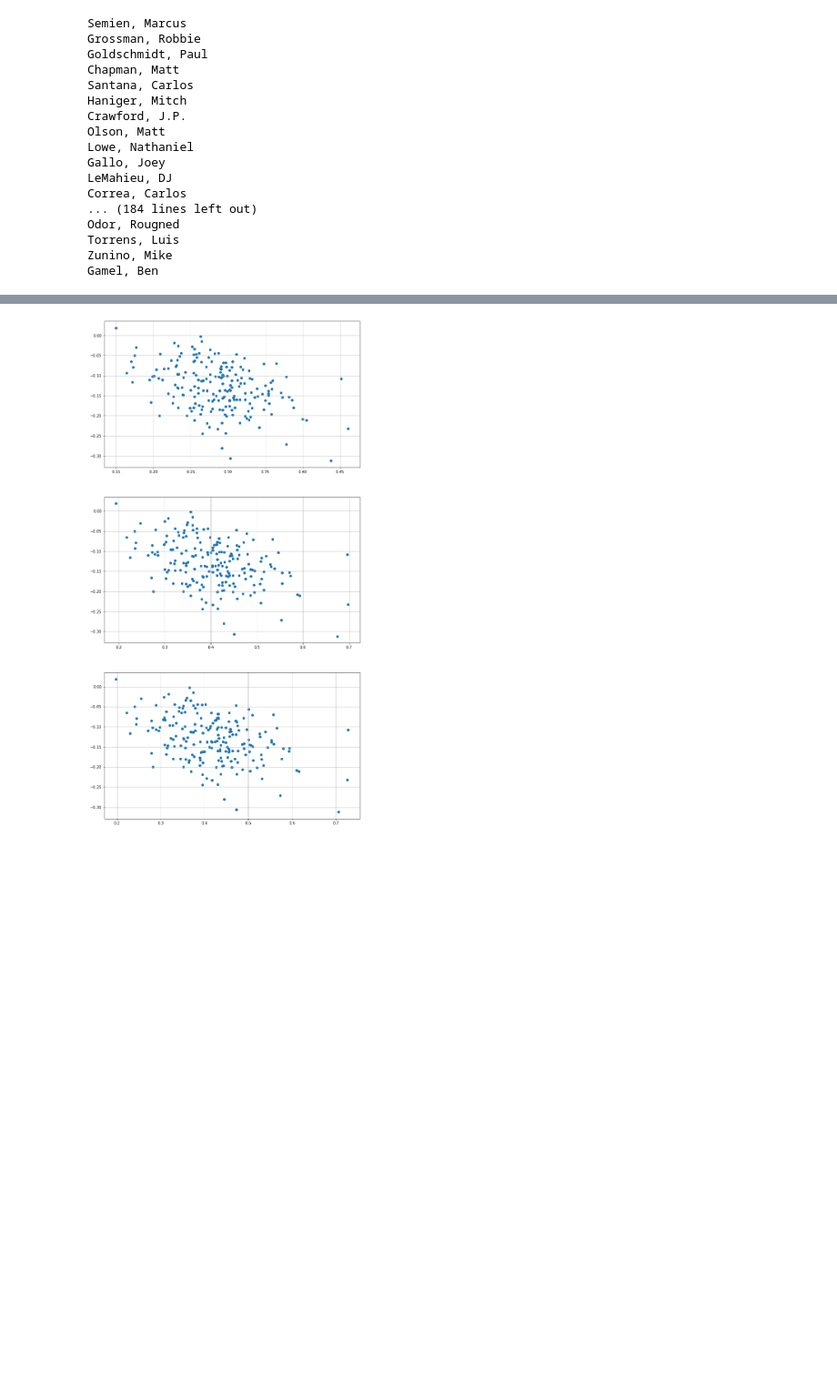
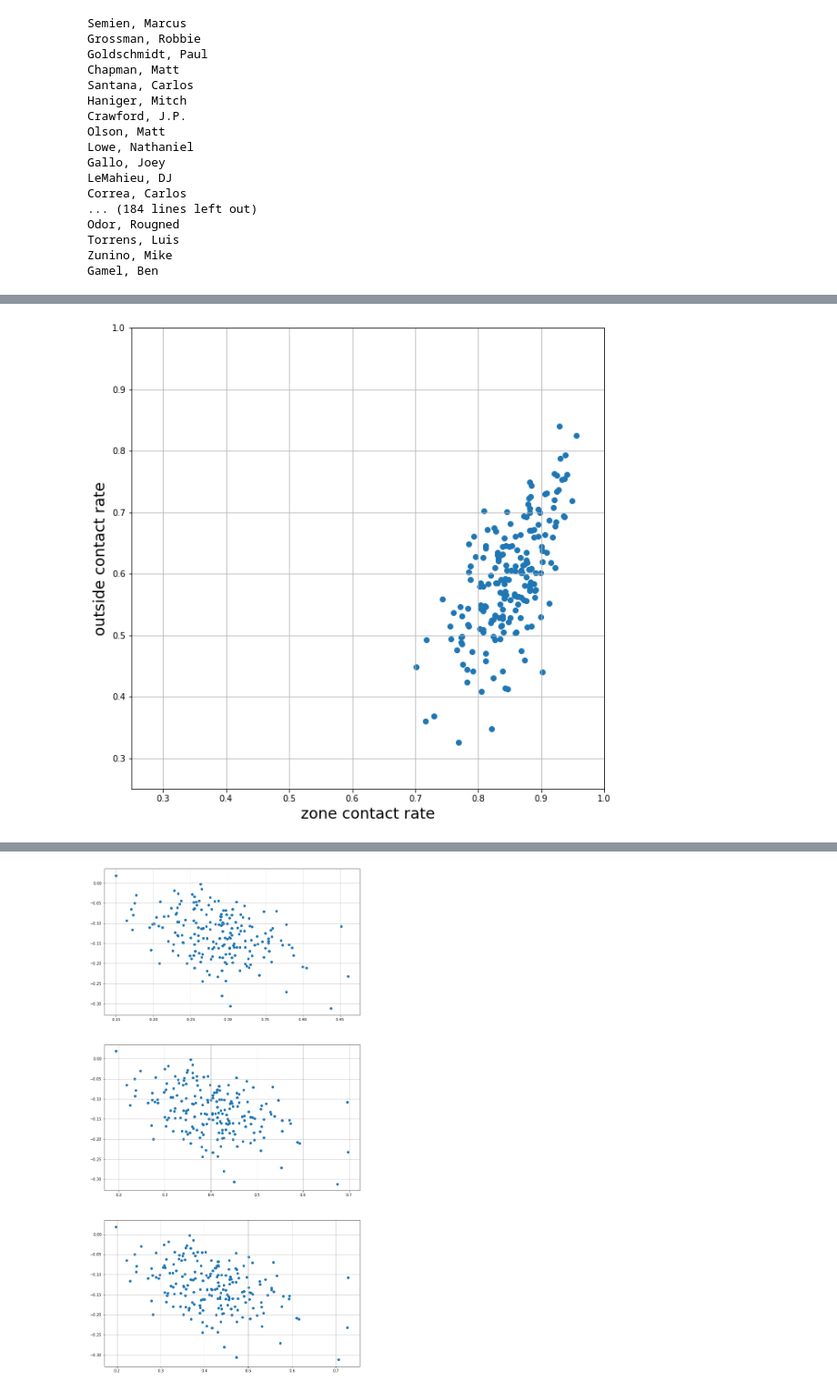
Before and after one commit to jhowenstein/statcast-batter-analysis, a Jupyter notebook: Plate Discipline Evaluation.ipynb, the cells around one changed output, grey strips where cells are left out. Shown at 91% size. Saved outputs shown, nothing was run; the diff lists cells and outputs as text; code cells hidden in the pictures; blank space fills up the shorter version.

```diff
--- a/Plate Discipline Evaluation.ipynb
+++ b/Plate Discipline Evaluation.ipynb
@@ -157,0 +165,21 @@ df
+# %%
+fig,ax = plt.subplots(figsize=(10,10))
+
+x_key = 'zone contact rate'
+y_key = 'outside contact rate'
+x = df[x_key].values
+y = df[y_key].values
+ax.scatter(x,y)
+
+axmin = .25
+axmax = 1
+ax.set_xlim(axmin,axmax)
+ax.set_ylim(axmin,axmax)
+
+ax.set_xlabel(x_key,fontsize=18)
+ax.set_ylabel(y_key,fontsize=18)
+
+ax.grid()
+plt.show()
+# %% [output]
+[figure, added]
```
Also changed, not shown: parts of 21 cells of this notebook, 1 other file.
